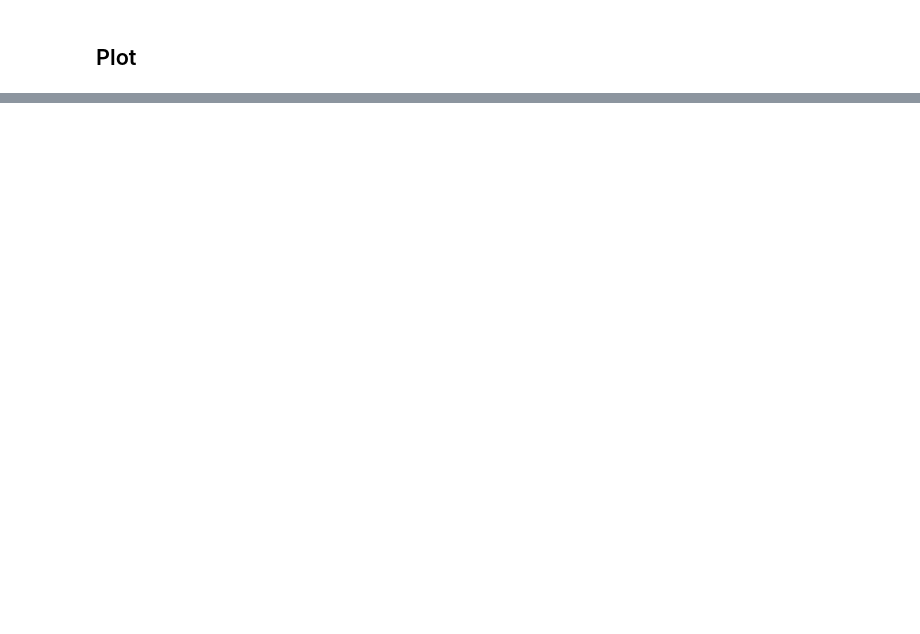
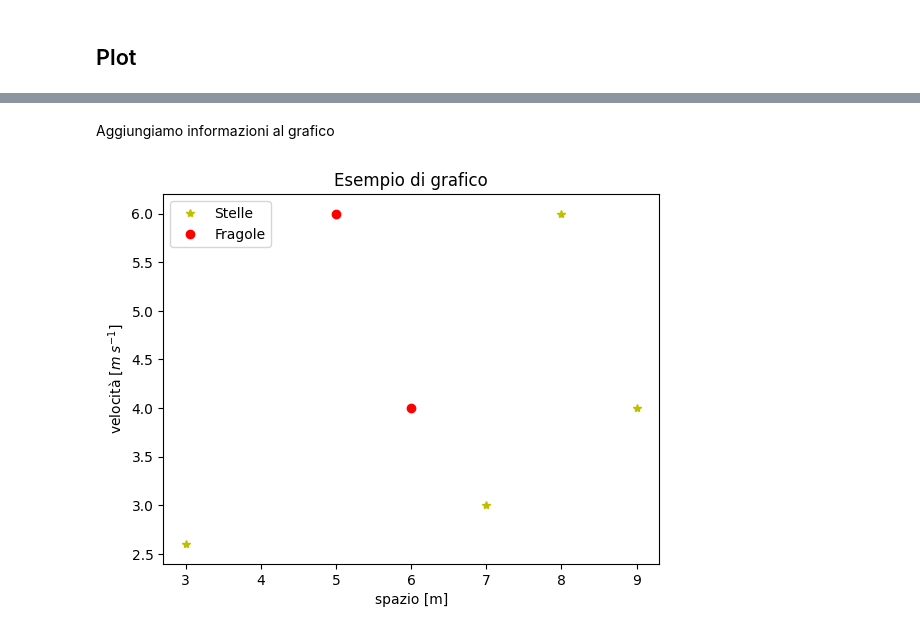
Before and after one commit to RiccardoTancredi/Corso-Python, a Jupyter notebook: Corso/lezione2.ipynb, the cells around one changed output, grey strips where cells are left out. Cells and saved outputs as stored; diff of their text form; code cells hidden in the pictures; blank space fills up the shorter version.

```diff
--- a/Corso/lezione2.ipynb
+++ b/Corso/lezione2.ipynb
@@ -86,0 +128,21 @@ plt.show()
+# %% [markdown]
+Aggiungiamo informazioni al grafico
+# %%
+r=[1,6,5,13]
+s=[0.5,4,6,3]
+x=[3,9,8,7]
+y=[2.6,4,6,3]
+
+plt.plot(x,y, "*y", label="Stelle")
+plt.plot(r,s, "or", label="Fragole")
+
+plt.legend(loc="best")
+plt.xlabel("spazio [m]")
+plt.ylabel("velocità [$m\;s^{-1}$]")
+plt.xlim(2.7,9.3)
+plt.ylim(2.4,6.2)
+
+plt.title("Esempio di grafico")
+plt.show()
+# %% [output]
+[figure, added]
```
Also changed, not shown: parts of 22 cells of this notebook, 1 other file.
